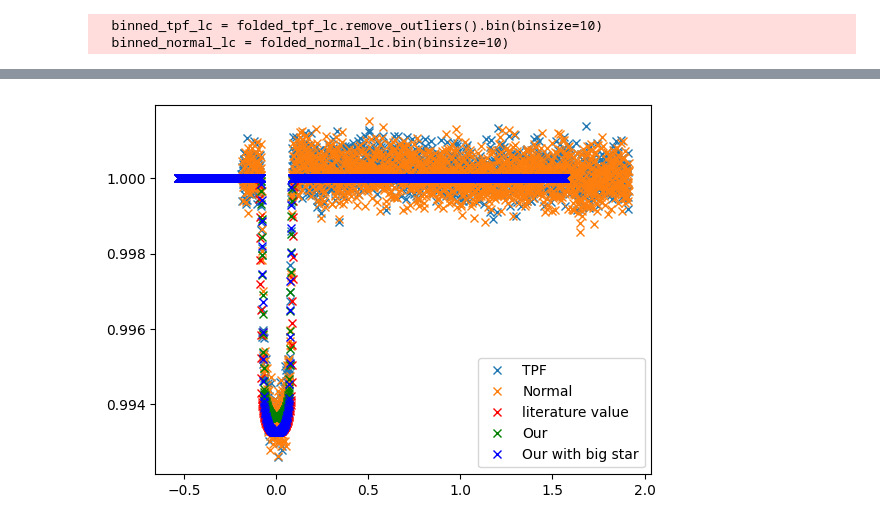
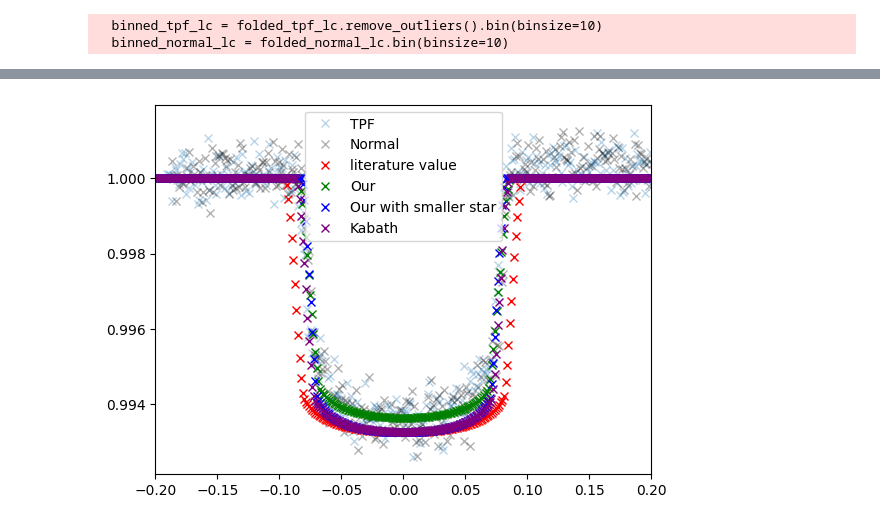
Before and after one commit to JCatton/KJRJMCMCMC, a Jupyter notebook: TransitAnalysis/test_generating_lightcurve.ipynb, the cells around one changed output, grey strips where cells are left out. Drawn from its saved outputs; the diff is of its cells as text; code cells hidden in the pictures.

```diff
--- a/TransitAnalysis/test_generating_lightcurve.ipynb
+++ b/TransitAnalysis/test_generating_lightcurve.ipynb
@@ -198,6 +237,21 @@ binned_our_times_big_star = np.zeros(len(binned_tpf_lc.time))
 
 
 
+
+#Now for kabath
+
+order = np.argsort(kabath_folded_times)
+
+kabath_folded_times = kabath_folded_times[order]
+sorted_kabath_fluxes = kabath_fluxes[order]
+
+# bin to the lenght of binned_tpf_lc
+
+binned_kabath_fluxes = np.zeros(len(binned_tpf_lc.flux))
+binned_kabath_times = np.zeros(len(binned_tpf_lc.time))
+
+
+
 # Now bin the actual values with lenght of 10
 index = []
 for i in range(len(binned_tpf_lc.flux)):
@@ -210,6 +264,9 @@ for i in range(len(binned_tpf_lc.flux)):
 
     binned_our_fluxes_big_star[i] = np.mean(sorted_our_fluxes_big_star[i*10:(i+1)*10])
     binned_our_times_big_star[i] = np.mean(our_folded_times_big_star[i*10:(i+1)*10])
+
+    binned_kabath_fluxes[i] = np.mean(sorted_kabath_fluxes[i*10:(i+1)*10])
+    binned_kabath_times[i] = np.mean(kabath_folded_times[i*10:(i+1)*10])
 
 
 binned_tpf_lc.time = binned_tpf_lc.time.value - find_mid_transit(binned_tpf_lc.time.value, binned_tpf_lc.flux)
@@ -224,3 +281,6 @@ binned_true_times = binned_true_times - find_mid_transit(binned_true_times, binn
 binned_our_times = binned_our_times - find_mid_transit(binned_our_times, binned_our_fluxes)
 
 binned_our_times_big_star = binned_our_times_big_star - find_mid_transit(binned_our_times_big_star, binned_our_fluxes_big_star)
+
+
+binned_kabath_times = binned_kabath_times - find_mid_transit(binned_kabath_times, binned_kabath_fluxes)
@@ -227,17 +298,18 @@ binned_our_times_big_star = binned_our_times_big_star - find_mid_transit(binned_
 # %%
 fig, ax = plt.subplots()
 
-ax.plot(binned_tpf_lc.time, binned_tpf_lc.flux, "x", label="TPF")
-ax.plot(binned_normal_lc.time, binned_normal_lc.flux, "x", label="Normal")
+ax.plot(binned_tpf_lc.time, binned_tpf_lc.flux, "x", label="TPF", alpha = 0.3)
+ax.plot(binned_normal_lc.time, binned_normal_lc.flux, "x", label="Normal", color = "black", alpha = 0.3)
 ax.plot(binned_true_times, binned_true_fluxes, "x", label="literature value", color = "r")
 ax.plot(binned_our_times, binned_our_fluxes, "x", label="Our", color = "g")
-ax.plot(binned_our_times_big_star, binned_our_fluxes_big_star, "x", label="Our with big star", color = "b")
+ax.plot(binned_our_times_big_star, binned_our_fluxes_big_star, "x", label="Our with smaller star", color = "b")
+ax.plot(binned_kabath_times, binned_kabath_fluxes, "x", label="Kabath", color = "purple")
 plt.legend()
 
-
+plt.xlim(-0.2,0.2)
 
 plt.show()
 # %% [output]
-[figure, old version]
+[figure, new version]
 # %%
 times = stiched_tpf_lc.time.value - stiched_tpf_lc.time.value[0]
```
Also changed, not shown: parts of 3 cells of this notebook, 1 other file.
